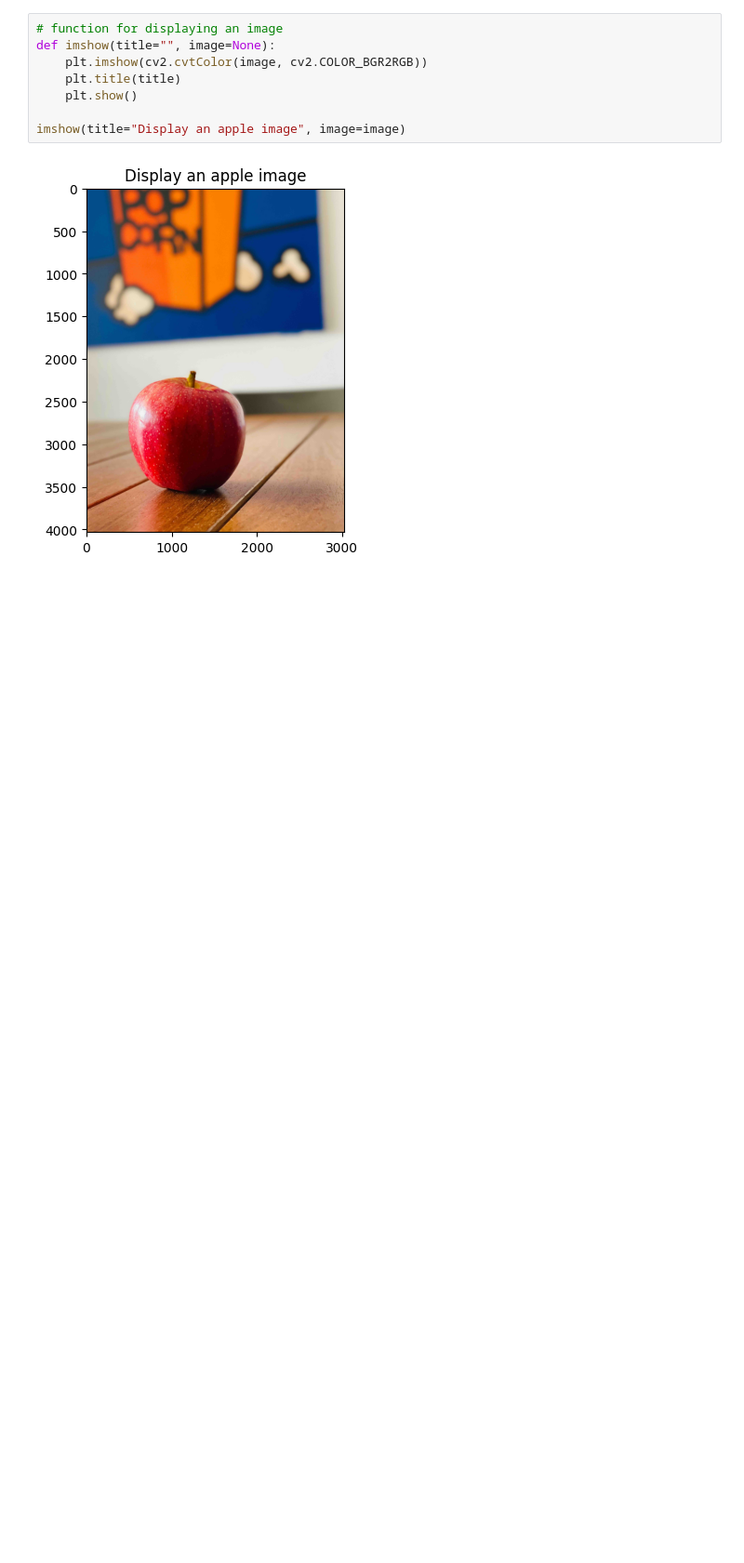
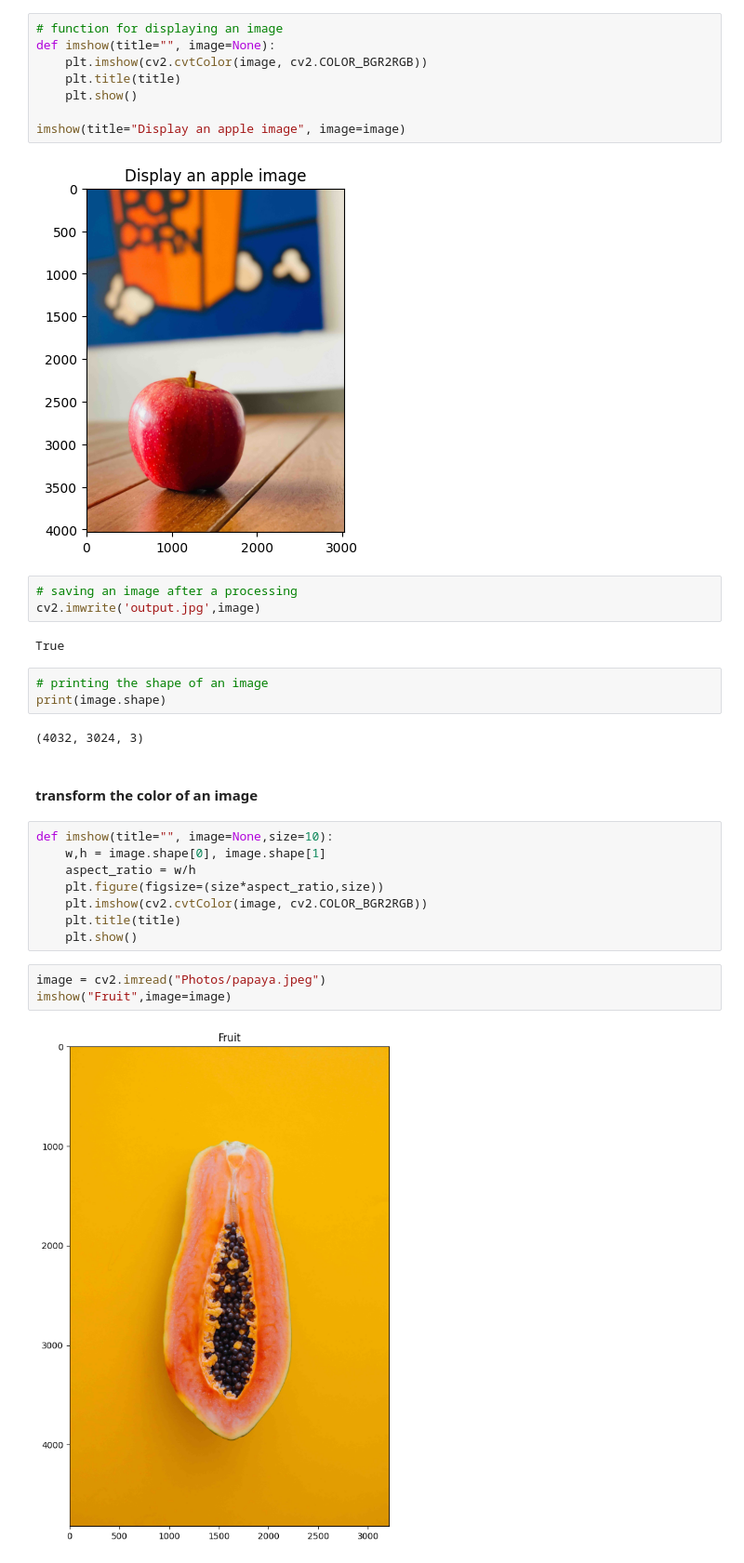
Before and after one commit to NchourupouoM/Computer_vision, a Jupyter notebook: day_1_opencv.ipynb, the cells around one changed output. Shown at 93% size. Saved outputs shown, nothing was run; the diff lists cells and outputs as text; blank space fills up the shorter version.

```diff
--- a/day_1_opencv.ipynb
+++ b/day_1_opencv.ipynb
@@ -20,3 +21,28 @@ def imshow(title="", image=None):
 imshow(title="Display an apple image", image=image)
 # %% [output]
 [figure]
+# %%
+# saving an image after a processing
+cv2.imwrite('output.jpg',image)
+# %% [output]
+True
+# %%
+# printing the shape of an image
+print(image.shape)
+# %% [output]
+(4032, 3024, 3)
+# %% [markdown]
+#### transform the color of an image
+# %%
+def imshow(title="", image=None,size=10):
+    w,h = image.shape[0], image.shape[1]
+    aspect_ratio = w/h
+    plt.figure(figsize=(size*aspect_ratio,size))
+    plt.imshow(cv2.cvtColor(image, cv2.COLOR_BGR2RGB))
+    plt.title(title)
+    plt.show()
+# %%
+image = cv2.imread("Photos/papaya.jpeg")
+imshow("Fruit",image=image)
+# %% [output]
+[figure, added]
```
Also changed, not shown: parts of 2 cells of this notebook, 1 other file.
